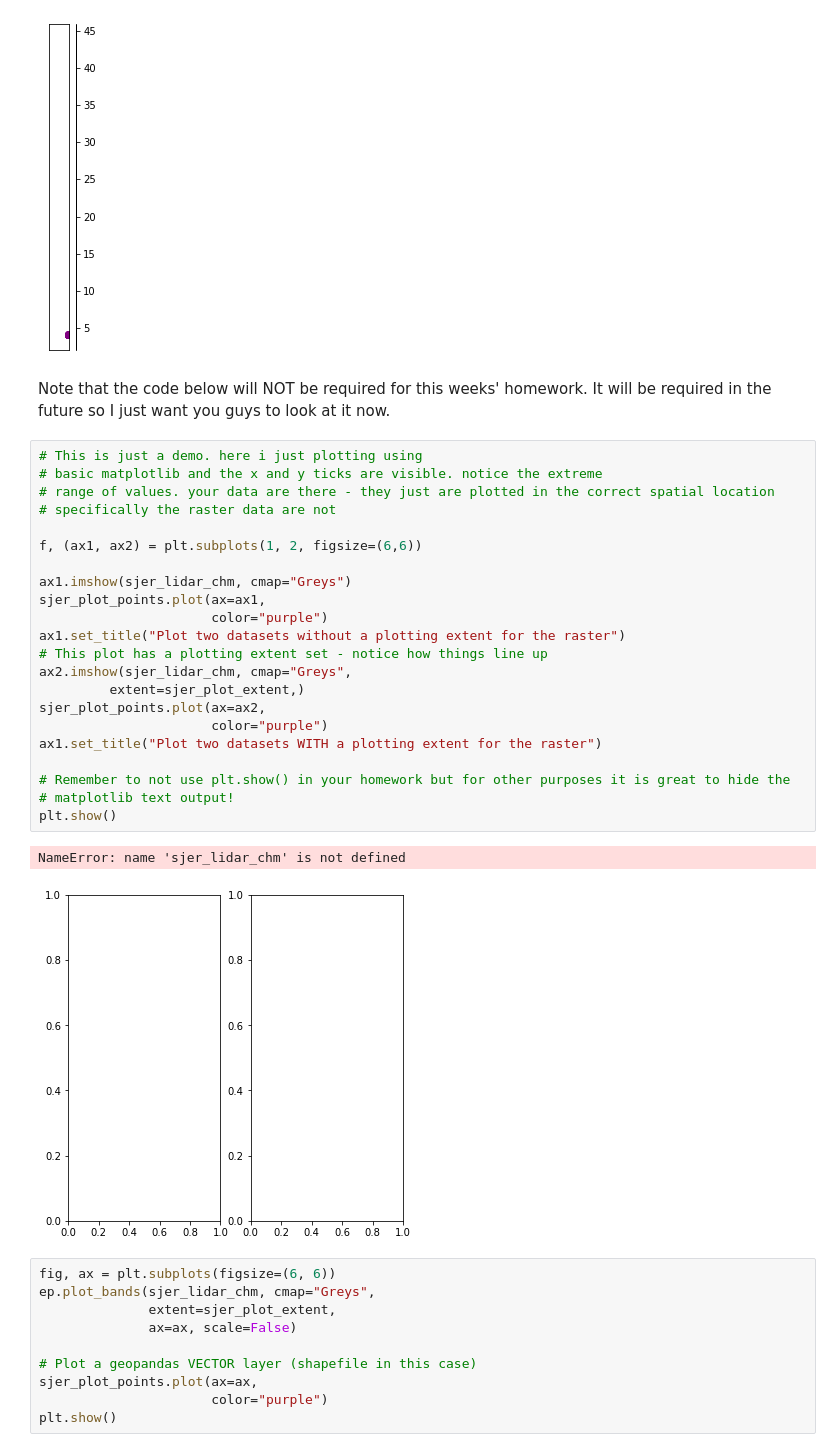
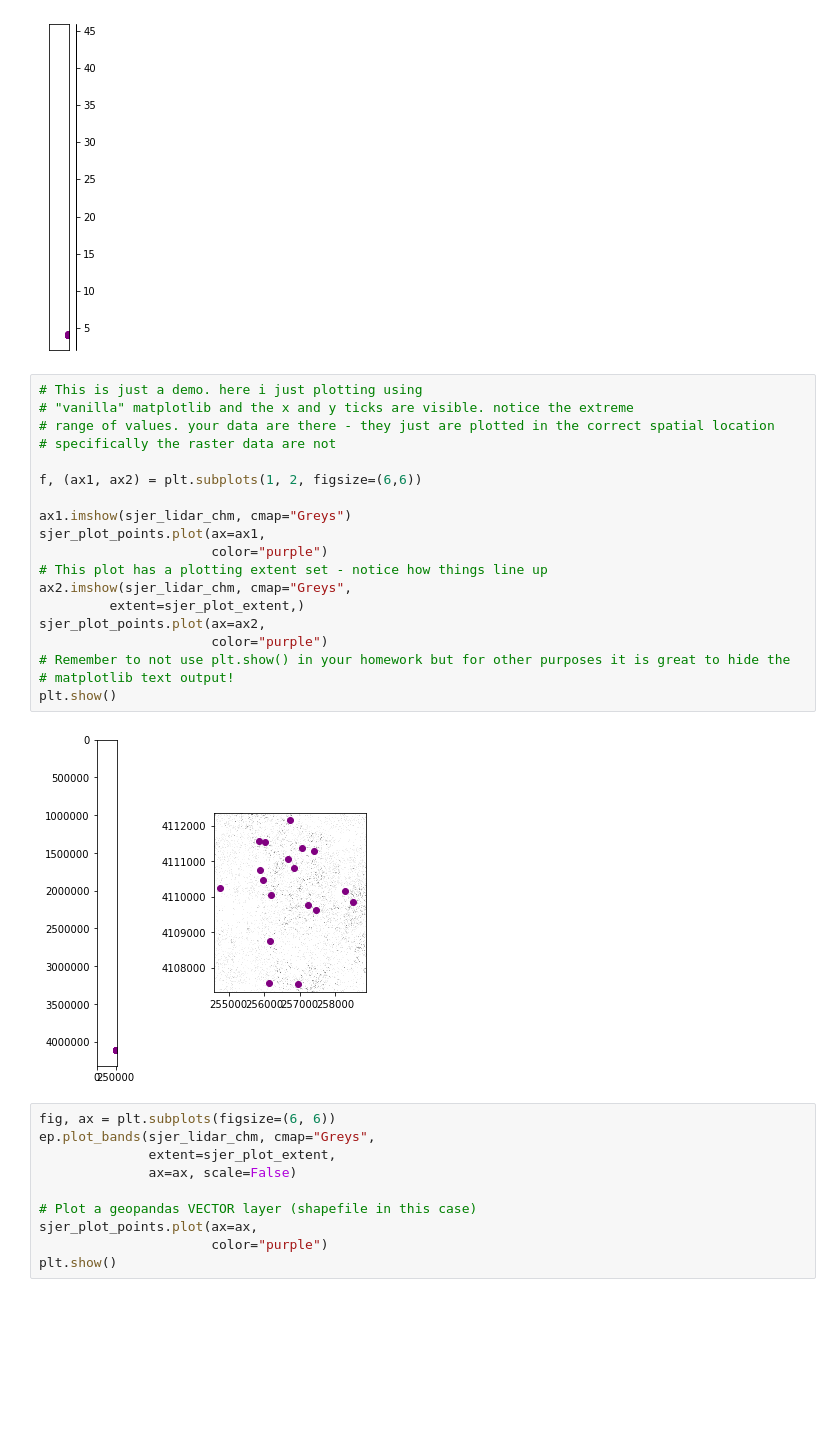
Before and after one commit to earthlab-education/ea-python-spring-2020-course-notebooks, a Jupyter notebook: in-class-demos/wk04-uncertainty-lidar-raster-vector.ipynb, the cells around one changed output. Saved outputs shown, nothing was run; the diff lists cells and outputs as text; blank space fills up the shorter version.

Commit message:
update week 6 notebook

```diff
--- a/in-class-demos/wk04-uncertainty-lidar-raster-vector.ipynb
+++ b/in-class-demos/wk04-uncertainty-lidar-raster-vector.ipynb
@@ -174,33 +91,27 @@ sjer_plot_points.plot(ax=ax,
 # %% [output]
 <matplotlib.axes._subplots.AxesSubplot at 0x...>
 [figure]
-# %% [markdown]
-Note that the code below will NOT be required for this weeks' homework. It will be required in the future so I just want you guys to look at it now.
 # %%
 # This is just a demo. here i just plotting using
-# basic matplotlib and the x and y ticks are visible. notice the extreme
+# "vanilla" matplotlib and the x and y ticks are visible. notice the extreme
 # range of values. your data are there - they just are plotted in the correct spatial location
 # specifically the raster data are not
 
 f, (ax1, ax2) = plt.subplots(1, 2, figsize=(6,6))
 
 ax1.imshow(sjer_lidar_chm, cmap="Greys")
 sjer_plot_points.plot(ax=ax1,
                       color="purple")
-ax1.set_title("Plot two datasets without a plotting extent for the raster")
 # This plot has a plotting extent set - notice how things line up
 ax2.imshow(sjer_lidar_chm, cmap="Greys",
          extent=sjer_plot_extent,)
 sjer_plot_points.plot(ax=ax2,
                       color="purple")
-ax1.set_title("Plot two datasets WITH a plotting extent for the raster")
-
 # Remember to not use plt.show() in your homework but for other purposes it is great to hide the
 # matplotlib text output!
 plt.show()
 # %% [output]
-NameError: name 'sjer_lidar_chm' is not defined
-[figure, old version]
+[figure, new version]
 # %%
 fig, ax = plt.subplots(figsize=(6, 6))
 ep.plot_bands(sjer_lidar_chm, cmap="Greys",
```
Also changed, not shown: parts of 13 cells of this notebook.
